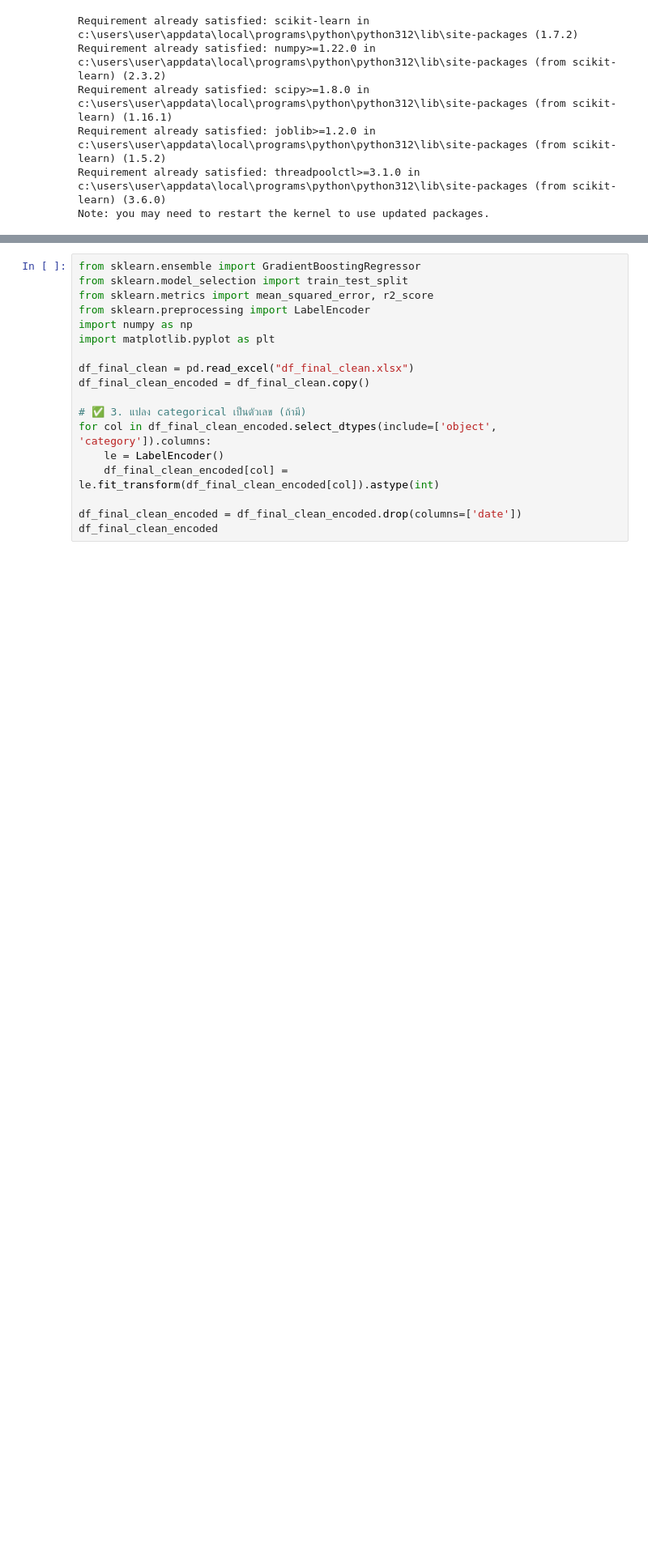
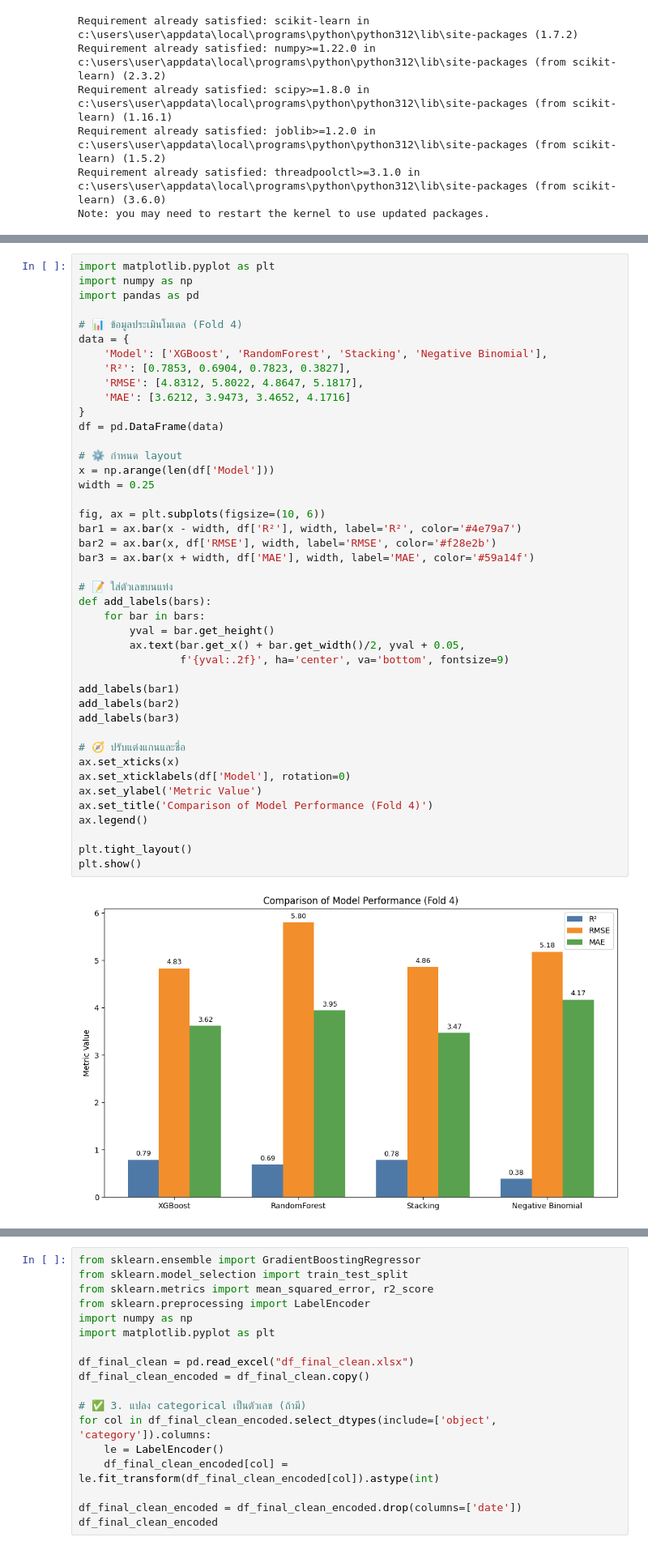
Before and after one commit to nisawaraa/earn-flask, a Jupyter notebook: Copy_of_Untitled14 (2).ipynb, the cells around one changed output, grey strips where cells are left out. Shown at 81% size. Cells and saved outputs as stored; diff of their text form; blank space fills up the shorter version.

```diff
--- a/Copy_of_Untitled14 (2).ipynb
+++ b/Copy_of_Untitled14 (2).ipynb
@@ -38,0 +1783,45 @@ Note: you may need to restart the kernel to use updated packages.
+# %%
+import matplotlib.pyplot as plt
+import numpy as np
+import pandas as pd
+
+# 📊 ข้อมูลประเมินโมเดล (Fold 4)
+data = {
+    'Model': ['XGBoost', 'RandomForest', 'Stacking', 'Negative Binomial'],
+    'R²': [0.7853, 0.6904, 0.7823, 0.3827],
+    'RMSE': [4.8312, 5.8022, 4.8647, 5.1817],
+    'MAE': [3.6212, 3.9473, 3.4652, 4.1716]
+}
+df = pd.DataFrame(data)
+
+# ⚙️ กำหนด layout
+x = np.arange(len(df['Model']))
+width = 0.25
+
+fig, ax = plt.subplots(figsize=(10, 6))
+bar1 = ax.bar(x - width, df['R²'], width, label='R²', color='#4e79a7')
+bar2 = ax.bar(x, df['RMSE'], width, label='RMSE', color='#f28e2b')
+bar3 = ax.bar(x + width, df['MAE'], width, label='MAE', color='#59a14f')
+
+# 📝 ใส่ตัวเลขบนแท่ง
+def add_labels(bars):
+    for bar in bars:
+        yval = bar.get_height()
+        ax.text(bar.get_x() + bar.get_width()/2, yval + 0.05,
+                f'{yval:.2f}', ha='center', va='bottom', fontsize=9)
+
+add_labels(bar1)
+add_labels(bar2)
+add_labels(bar3)
+
+# 🧭 ปรับแต่งแกนและชื่อ
+ax.set_xticks(x)
+ax.set_xticklabels(df['Model'], rotation=0)
+ax.set_ylabel('Metric Value')
+ax.set_title('Comparison of Model Performance (Fold 4)')
+ax.legend()
+
+plt.tight_layout()
+plt.show()
+# %% [output]
+[figure, added]
```
Also changed, not shown: parts of 36 cells of this notebook, 17 other files.
